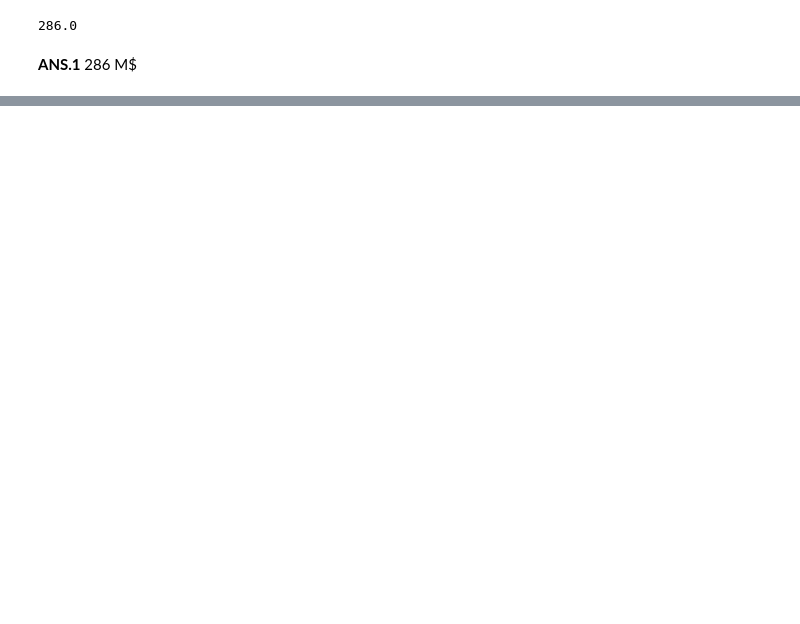
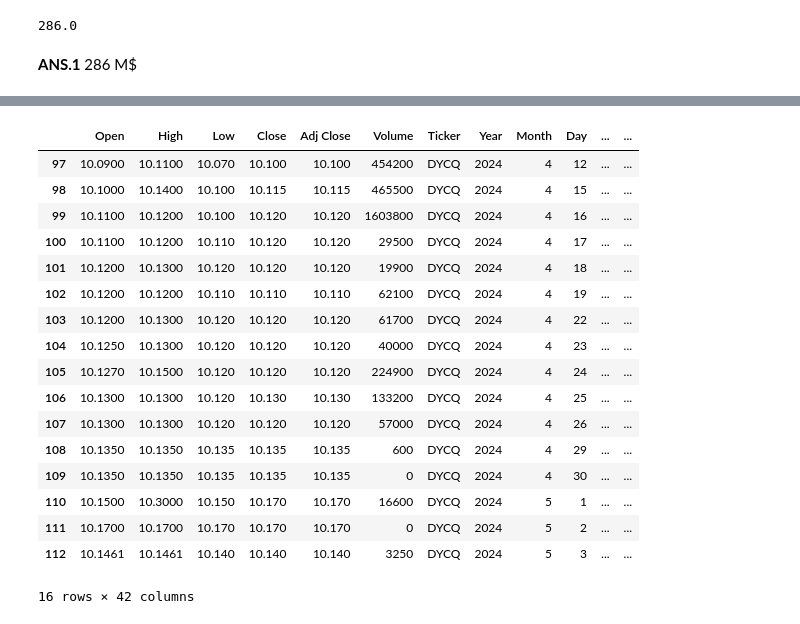
Before and after one commit to lucapug/dtc-stock-markets-analytics-zoomcamp, a Jupyter notebook: cohorts/2024/SMA_zoomcamp_lab2_and_HW2.ipynb, the cells around one changed output, grey strips where cells are left out. Drawn from its saved outputs; the diff is of its cells as text; code cells hidden in the pictures; blank space fills up the shorter version.

```diff
--- a/cohorts/2024/SMA_zoomcamp_lab2_and_HW2.ipynb
+++ b/cohorts/2024/SMA_zoomcamp_lab2_and_HW2.ipynb
@@ -2627,0 +2804,41 @@ print(round(ipo_filings_2023_wd4['Shares_offered_value'].sum()/1000000, 0))
+# %%
+import time
+
+stocks_df = pd.DataFrame({'A' : []})
+
+for i,ticker in enumerate(IPO_tickers_list):
+  print(i,ticker)
+
+  # Work with stock prices
+  if ticker == 'PTHR':
+    ticker = 'HOVR'
+    historyPrices = yf.download(tickers = ticker,
+                     period = "max",
+                     interval = "1d")
+  else:
+    historyPrices = yf.download(tickers = ticker,
+                    period = "max",
+                    interval = "1d")
+
+  # generate features for historical prices, and what we want to predict
+  if ticker == 'PTHR':
+    historyPrices['Ticker'] = 'HOVR'
+  else:
+    historyPrices['Ticker'] = ticker
+  historyPrices['Year']= historyPrices.index.year
+  historyPrices['Month'] = historyPrices.index.month
+  historyPrices['Day'] = historyPrices.index.day
+  historyPrices['Weekday'] = historyPrices.index.weekday
+  historyPrices['Date'] = historyPrices.index.date
+
+  # historical returns
+  for i in range(30):
+    historyPrices['growth_future_'+str(i+1)+'d'] = historyPrices['Adj Close'].shift(-(i+1)) / historyPrices['Adj Close']
+
+  # sleep 1 sec between downloads - not to overload the API server
+  time.sleep(1)
+
+  if stocks_df.empty:
+    stocks_df = historyPrices
+  else:
+    stocks_df = pd.concat([stocks_df, historyPrices], ignore_index=True)
@@ -2627,0 +2879,2 @@ print(round(ipo_filings_2023_wd4['Shares_offered_value'].sum()/1000000, 0))
+# %%
+stocks_df['Date'] = pd.to_datetime(stocks_df['Date'])
@@ -2627,0 +2898,21 @@ print(round(ipo_filings_2023_wd4['Shares_offered_value'].sum()/1000000, 0))
+# %%
+stocks_df.loc[stocks_df['Ticker']=='DYCQ']
+# %% [output]
+|  | Open | High | Low | Close | Adj Close | Volume | Ticker | Year | Month | Day | ... | ... |
+| 97 | 10.0900 | 10.1100 | 10.070 | 10.100 | 10.100 | 454200 | DYCQ | 2024 | 4 | 12 | ... | ... |
+| 98 | 10.1000 | 10.1400 | 10.100 | 10.115 | 10.115 | 465500 | DYCQ | 2024 | 4 | 15 | ... | ... |
+| 99 | 10.1100 | 10.1200 | 10.100 | 10.120 | 10.120 | 1603800 | DYCQ | 2024 | 4 | 16 | ... | ... |
+| 100 | 10.1100 | 10.1200 | 10.110 | 10.120 | 10.120 | 29500 | DYCQ | 2024 | 4 | 17 | ... | ... |
+| 101 | 10.1200 | 10.1300 | 10.120 | 10.120 | 10.120 | 19900 | DYCQ | 2024 | 4 | 18 | ... | ... |
+| 102 | 10.1200 | 10.1200 | 10.110 | 10.110 | 10.110 | 62100 | DYCQ | 2024 | 4 | 19 | ... | ... |
+| 103 | 10.1200 | 10.1300 | 10.120 | 10.120 | 10.120 | 61700 | DYCQ | 2024 | 4 | 22 | ... | ... |
+| 104 | 10.1250 | 10.1300 | 10.120 | 10.120 | 10.120 | 40000 | DYCQ | 2024 | 4 | 23 | ... | ... |
+| 105 | 10.1270 | 10.1500 | 10.120 | 10.120 | 10.120 | 224900 | DYCQ | 2024 | 4 | 24 | ... | ... |
+| 106 | 10.1300 | 10.1300 | 10.120 | 10.130 | 10.130 | 133200 | DYCQ | 2024 | 4 | 25 | ... | ... |
+| 107 | 10.1300 | 10.1300 | 10.120 | 10.120 | 10.120 | 57000 | DYCQ | 2024 | 4 | 26 | ... | ... |
+| 108 | 10.1350 | 10.1350 | 10.135 | 10.135 | 10.135 | 600 | DYCQ | 2024 | 4 | 29 | ... | ... |
+| 109 | 10.1350 | 10.1350 | 10.135 | 10.135 | 10.135 | 0 | DYCQ | 2024 | 4 | 30 | ... | ... |
+| 110 | 10.1500 | 10.3000 | 10.150 | 10.170 | 10.170 | 16600 | DYCQ | 2024 | 5 | 1 | ... | ... |
+| 111 | 10.1700 | 10.1700 | 10.170 | 10.170 | 10.170 | 0 | DYCQ | 2024 | 5 | 2 | ... | ... |
+| 112 | 10.1461 | 10.1461 | 10.140 | 10.140 | 10.140 | 3250 | DYCQ | 2024 | 5 | 3 | ... | ... |
+16 rows × 42 columns
```
Also changed, not shown: parts of 41 cells of this notebook.
